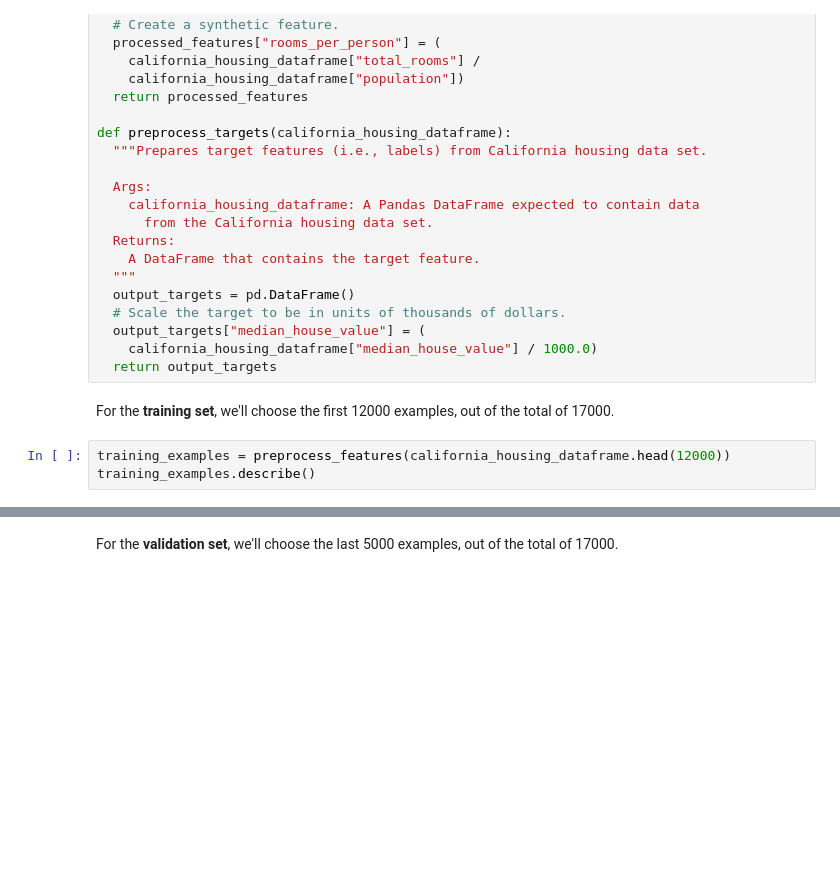
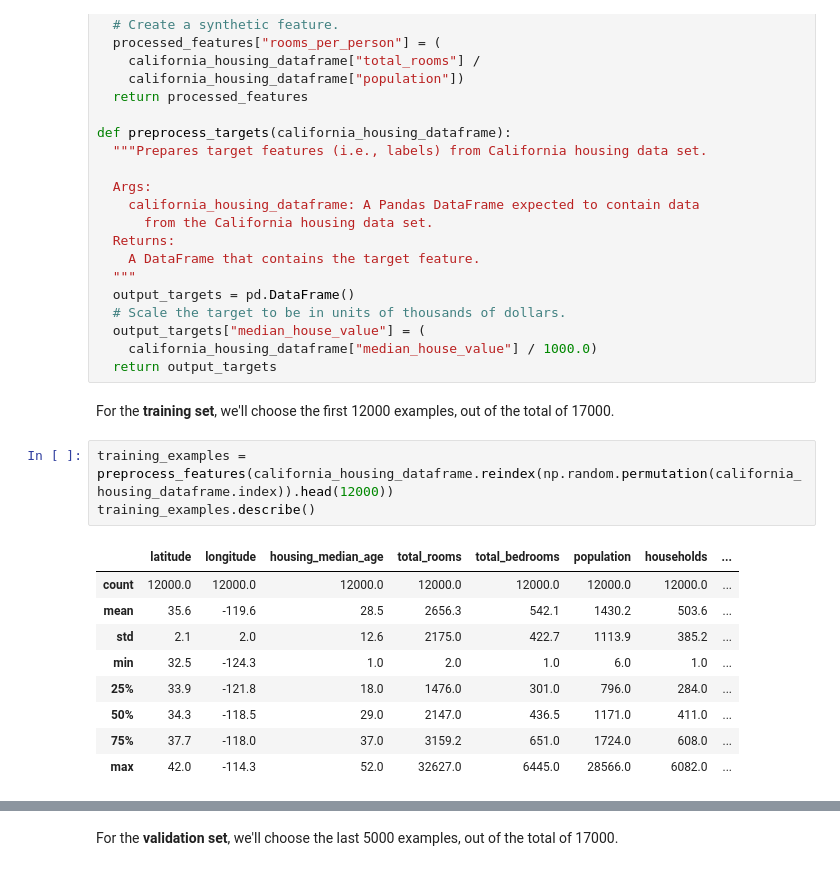
Before and after one commit to Chencx901/google_ml_course, a Jupyter notebook: validation.ipynb, the cells around one changed output, grey strips where cells are left out. Cells and saved outputs as stored; diff of their text form; blank space fills up the shorter version.

```diff
--- a/validation.ipynb
+++ b/validation.ipynb
@@ -92,6 +92,16 @@ def preprocess_targets(california_housing_dataframe):
 # %% [markdown]
 For the **training set**, we'll choose the first 12000 examples, out of the total of 17000.
 # %%
-training_examples = preprocess_features(california_housing_dataframe.head(12000))
+training_examples = preprocess_features(california_housing_dataframe.reindex(np.random.permutation(california_housing_dataframe.index)).head(12000))
 training_examples.describe()
+# %% [output]
+|  | latitude | longitude | housing_median_age | total_rooms | total_bedrooms | population | households | ... |
+| count | 12000.0 | 12000.0 | 12000.0 | 12000.0 | 12000.0 | 12000.0 | 12000.0 | ... |
+| mean | 35.6 | -119.6 | 28.5 | 2656.3 | 542.1 | 1430.2 | 503.6 | ... |
+| std | 2.1 | 2.0 | 12.6 | 2175.0 | 422.7 | 1113.9 | 385.2 | ... |
+| min | 32.5 | -124.3 | 1.0 | 2.0 | 1.0 | 6.0 | 1.0 | ... |
+| 25% | 33.9 | -121.8 | 18.0 | 1476.0 | 301.0 | 796.0 | 284.0 | ... |
+| 50% | 34.3 | -118.5 | 29.0 | 2147.0 | 436.5 | 1171.0 | 411.0 | ... |
+| 75% | 37.7 | -118.0 | 37.0 | 3159.2 | 651.0 | 1724.0 | 608.0 | ... |
+| max | 42.0 | -114.3 | 52.0 | 32627.0 | 6445.0 | 28566.0 | 6082.0 | ... |
 # %%
```
Also changed, not shown: parts of 6 cells of this notebook.
